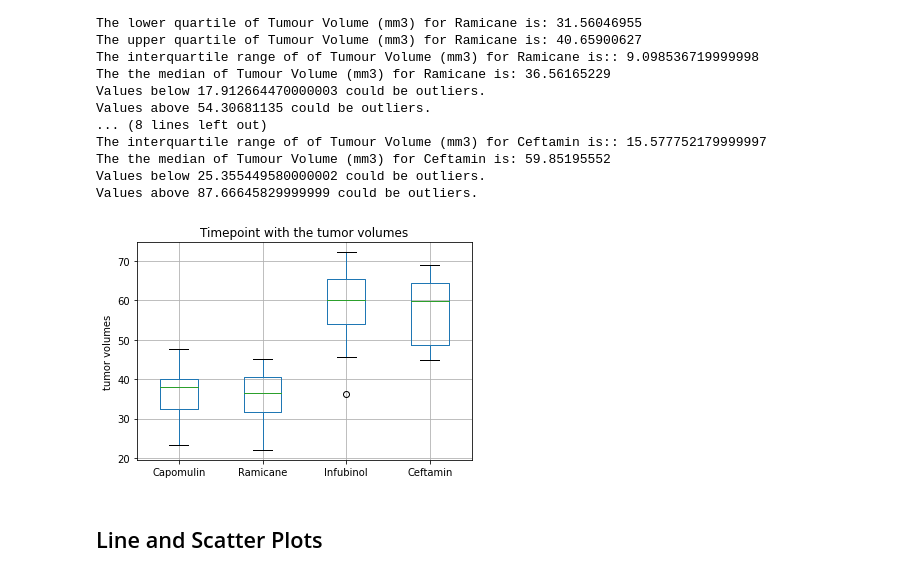
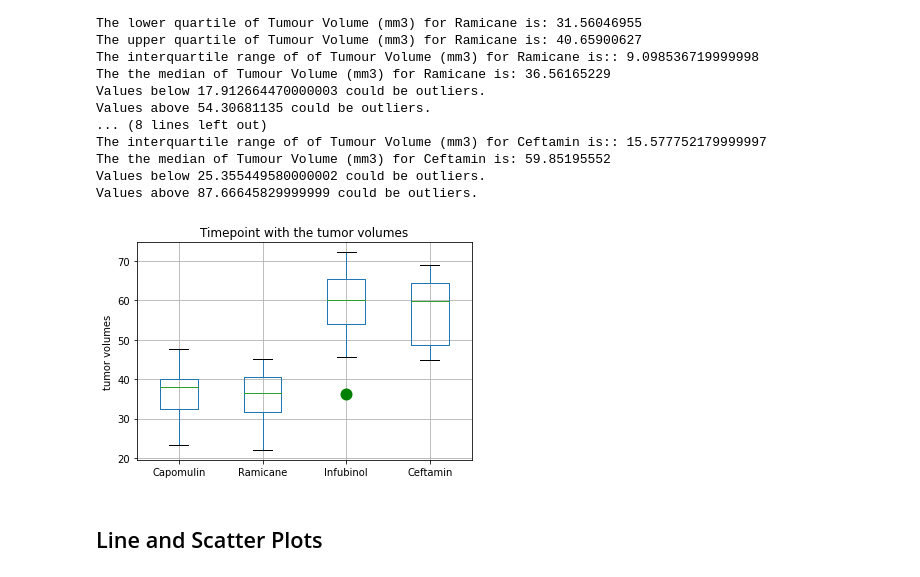
Before and after one commit to shwetajain1022/Data_Visualization_Challenge, a Jupyter notebook: m5-challenge-starter-code/5-starter-code/Pymaceuticals/pymaceuticals_starter.ipynb, the cells around one changed output. Saved outputs shown, nothing was run; the diff lists cells and outputs as text; code cells hidden in the pictures.

```diff
--- a/m5-challenge-starter-code/5-starter-code/Pymaceuticals/pymaceuticals_starter.ipynb
+++ b/m5-challenge-starter-code/5-starter-code/Pymaceuticals/pymaceuticals_starter.ipynb
@@ -272,20 +272,22 @@ Values above 87.66645829999999 could be outliers.
 # %%
 # Generate a box plot of the final tumour volume of each mouse across four regimens of interest
 fig1, ax1 = plt.subplots()
+flierprops = dict(marker='o', markerfacecolor='green', markersize=12,
+                  markeredgecolor='none')
 x_axis = np.arange(0, len(label_drug_regime), 1) + 1
 ax1.set_title('Timepoint with the tumor volumes')
 ax1.set_ylabel('tumor volumes')
 ax.set_xlim(0, len(label_drug_regime) + 1)
 tumor_volumes_label = pd.DataFrame({
 'Capomulin':clean_mice_study_results_v3.loc[clean_mice_study_results_v2["Drug Regimen"]=='Capomulin']["Tumour Volume (mm3)"],
 'Ramicane':clean_mice_study_results_v3.loc[clean_mice_study_results_v2["Drug Regimen"]=='Ramicane']["Tumour Volume (mm3)"],
 'Infubinol':clean_mice_study_results_v3.loc[clean_mice_study_results_v2["Drug Regimen"]=='Infubinol']["Tumour Volume (mm3)"],
 'Ceftamin':clean_mice_study_results_v3.loc[clean_mice_study_results_v2["Drug Regimen"]=='Ceftamin']["Tumour Volume (mm3)"]
 })
-ax1 = tumor_volumes_label.boxplot()
+ax1 = tumor_volumes_label.boxplot(flierprops=flierprops)
 plt.show()
 # %% [output]
-[figure, old version]
+[figure, new version]
 # %% [markdown]
 ## Line and Scatter Plots
 # %%
```
Also changed, not shown: parts of 1 cell of this notebook.
